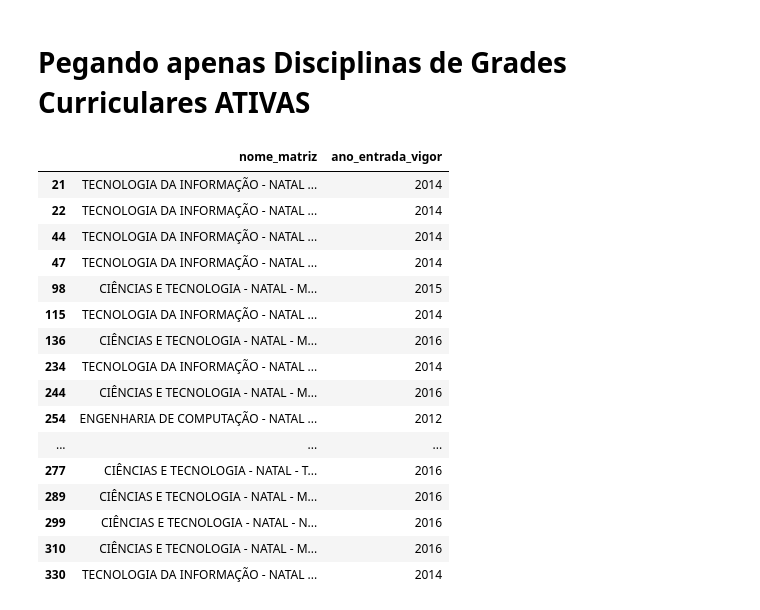
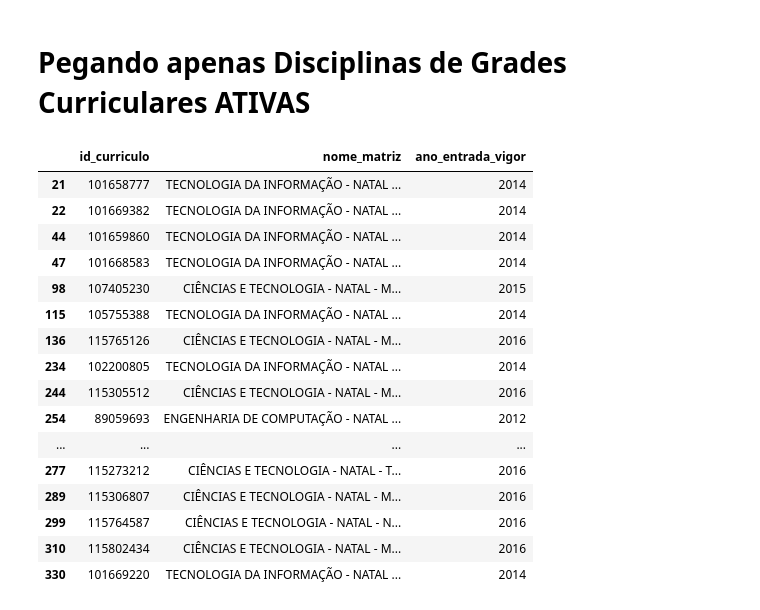
Before and after one commit to rafagarcia2/siga_a_dica-notebooks, a Jupyter notebook: Tratando os datasets/01 - Extraindo os Disciplinas.ipynb, the cells around one changed output. Drawn from its saved outputs; the diff is of its cells as text; code cells hidden in the pictures.

```diff
--- a/Tratando os datasets/01 - Extraindo os Disciplinas.ipynb
+++ b/Tratando os datasets/01 - Extraindo os Disciplinas.ipynb
@@ -38,22 +38,22 @@ cursos_sel = cursos[cursos.nome.isin(cursos_selecionados)]
 # %%
 estr_curric_sel = estr_curric[estr_curric.id_curso.isin(cursos_sel.id_curso.unique())]
 # %%
-estr_curric_sel[['nome_matriz', 'ano_entrada_vigor']]
+estr_curric_sel[['id_curriculo', 'nome_matriz', 'ano_entrada_vigor']]
 # %% [output]
-|  | nome_matriz | ano_entrada_vigor |
-| 21 | TECNOLOGIA DA INFORMAÇÃO - NATAL ... | 2014 |
-| 22 | TECNOLOGIA DA INFORMAÇÃO - NATAL ... | 2014 |
-| 44 | TECNOLOGIA DA INFORMAÇÃO - NATAL ... | 2014 |
-| 47 | TECNOLOGIA DA INFORMAÇÃO - NATAL ... | 2014 |
-| 98 | CIÊNCIAS E TECNOLOGIA - NATAL - M... | 2015 |
-| 115 | TECNOLOGIA DA INFORMAÇÃO - NATAL ... | 2014 |
-| 136 | CIÊNCIAS E TECNOLOGIA - NATAL - M... | 2016 |
-| 234 | TECNOLOGIA DA INFORMAÇÃO - NATAL ... | 2014 |
-| 244 | CIÊNCIAS E TECNOLOGIA - NATAL - M... | 2016 |
-| 254 | ENGENHARIA DE COMPUTAÇÃO - NATAL ... | 2012 |
-| ... | ... | ... |
-| 277 | CIÊNCIAS E TECNOLOGIA - NATAL - T... | 2016 |
-| 289 | CIÊNCIAS E TECNOLOGIA - NATAL - M... | 2016 |
-| 299 | CIÊNCIAS E TECNOLOGIA - NATAL - N... | 2016 |
-| 310 | CIÊNCIAS E TECNOLOGIA - NATAL - M... | 2016 |
-| 330 | TECNOLOGIA DA INFORMAÇÃO - NATAL ... | 2014 |
+|  | id_curriculo | nome_matriz | ano_entrada_vigor |
+| 21 | 101658777 | TECNOLOGIA DA INFORMAÇÃO - NATAL ... | 2014 |
+| 22 | 101669382 | TECNOLOGIA DA INFORMAÇÃO - NATAL ... | 2014 |
+| 44 | 101659860 | TECNOLOGIA DA INFORMAÇÃO - NATAL ... | 2014 |
+| 47 | 101668583 | TECNOLOGIA DA INFORMAÇÃO - NATAL ... | 2014 |
+| 98 | 107405230 | CIÊNCIAS E TECNOLOGIA - NATAL - M... | 2015 |
+| 115 | 105755388 | TECNOLOGIA DA INFORMAÇÃO - NATAL ... | 2014 |
+| 136 | 115765126 | CIÊNCIAS E TECNOLOGIA - NATAL - M... | 2016 |
+| 234 | 102200805 | TECNOLOGIA DA INFORMAÇÃO - NATAL ... | 2014 |
+| 244 | 115305512 | CIÊNCIAS E TECNOLOGIA - NATAL - M... | 2016 |
+| 254 | 89059693 | ENGENHARIA DE COMPUTAÇÃO - NATAL ... | 2012 |
+| ... | ... | ... | ... |
+| 277 | 115273212 | CIÊNCIAS E TECNOLOGIA - NATAL - T... | 2016 |
+| 289 | 115306807 | CIÊNCIAS E TECNOLOGIA - NATAL - M... | 2016 |
+| 299 | 115764587 | CIÊNCIAS E TECNOLOGIA - NATAL - N... | 2016 |
+| 310 | 115802434 | CIÊNCIAS E TECNOLOGIA - NATAL - M... | 2016 |
+| 330 | 101669220 | TECNOLOGIA DA INFORMAÇÃO - NATAL ... | 2014 |
```
Also changed, not shown: parts of 3 cells of this notebook, 1 other file.
